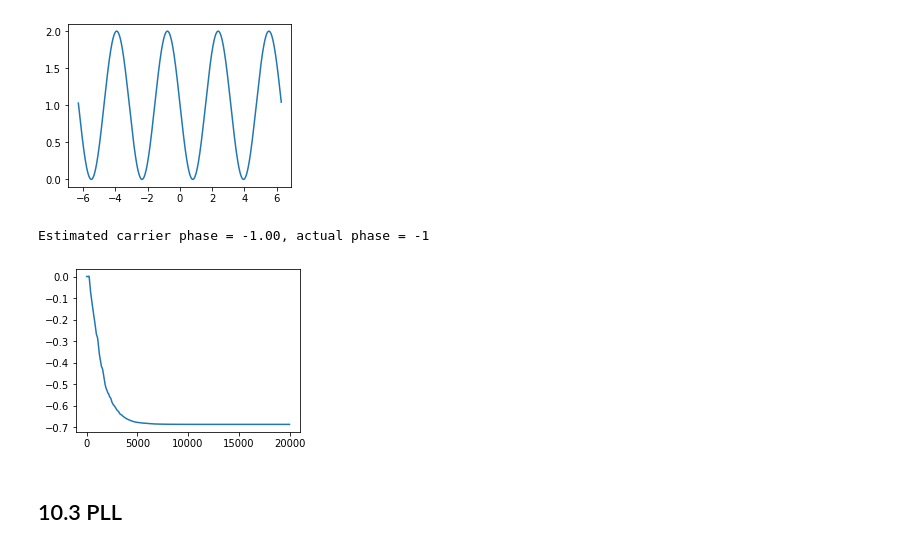
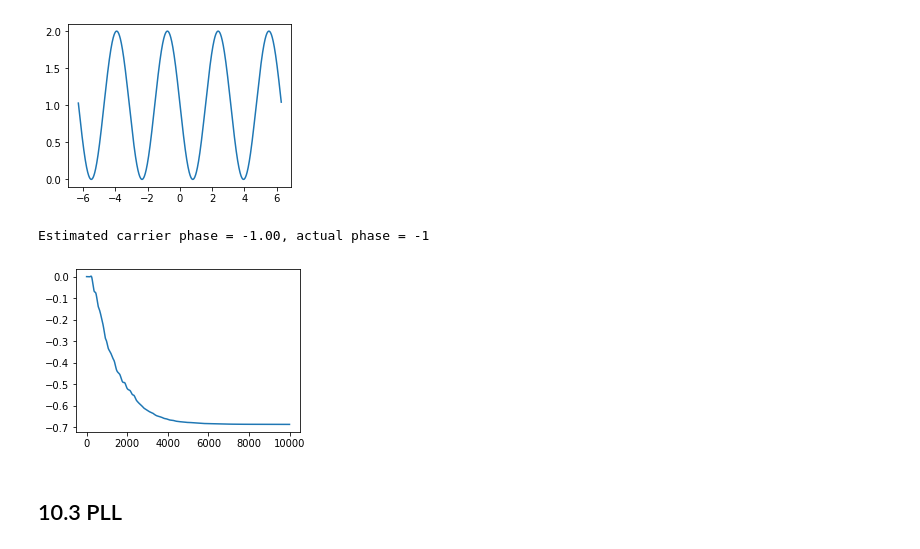
Before and after one commit to mohantyk/srd, a Jupyter notebook: Chap10.ipynb, the cells around one changed output. Drawn from its saved outputs; the diff is of its cells as text; code cells hidden in the pictures.

```diff
--- a/Chap10.ipynb
+++ b/Chap10.ipynb
@@ -152,15 +152,15 @@ plt.plot(theta, sd_error_surface);
 [figure]
 # %%
 # Ex 10.9
-theta_suppressed_carrier = pll_sq_diff(preprocessed[:20000], 1000, 0.0001);
+theta_suppressed_carrier = pll_sq_diff(preprocessed[:10000], 1000, 0.0001);
 
 plt.plot(theta_suppressed_carrier);
 # The algorithm estimated theta + bpf_phase/2. Compensate for the bpf phase
 final_phase_est = theta_suppressed_carrier[-1] - bpf_phase/2
 print(f'Estimated carrier phase = {final_phase_est:.2f}, actual phase = -1')
 # %% [output]
 Estimated carrier phase = -1.00, actual phase = -1
-[figure, old version]
+[figure, new version]
 # %% [markdown]
 ## 10.3 PLL
 # %%
```
Also changed, not shown: parts of 6 cells of this notebook, 1 other file.
